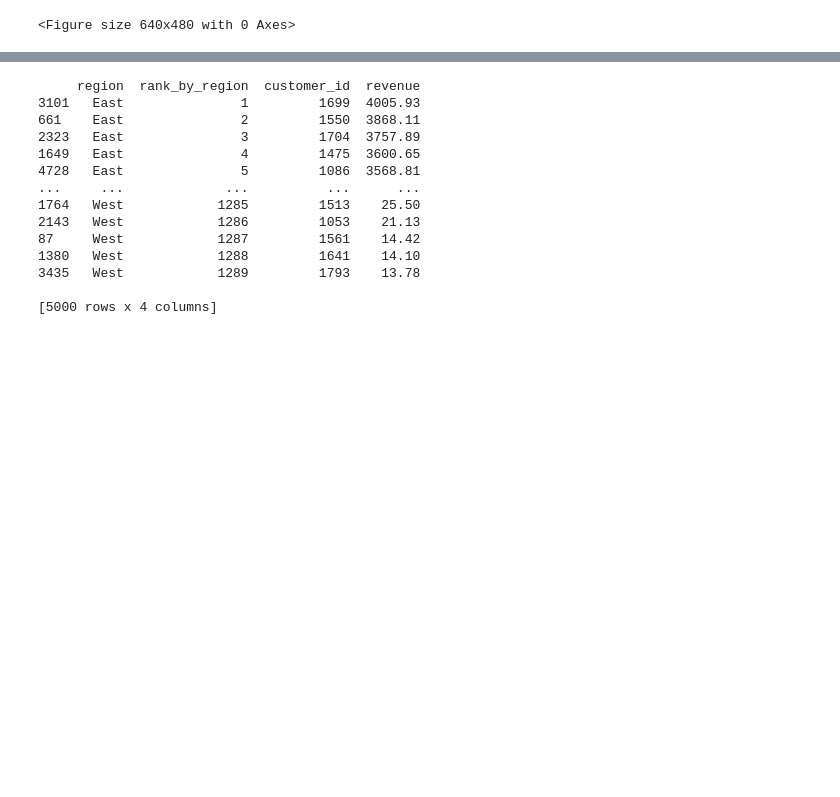
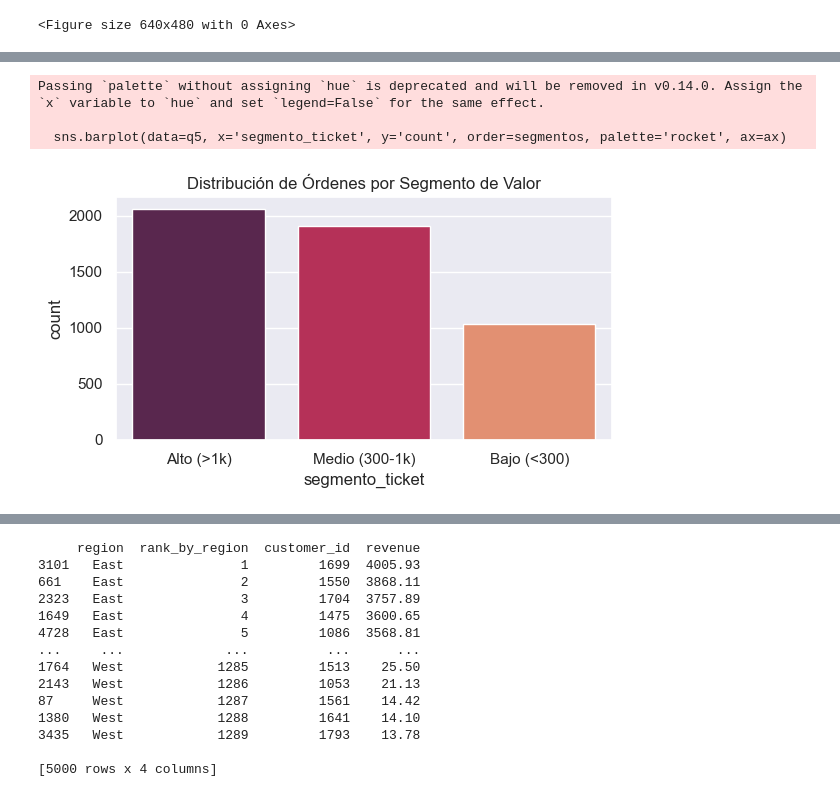
Before and after one commit to AngieManzano/Proyecto_de_Python, a Jupyter notebook: scripts/Eda.ipynb, the cells around one changed output, grey strips where cells are left out. Cells and saved outputs as stored; diff of their text form; code cells hidden in the pictures; blank space fills up the shorter version.

```diff
--- a/scripts/Eda.ipynb
+++ b/scripts/Eda.ipynb
@@ -574,0 +614,21 @@ Passing `palette` without assigning `hue` is deprecated and will be removed in v
+# %%
+condiciones = [
+    (df_sales_venta_clean['revenue'] > 1000),
+    (df_sales_venta_clean['revenue'] >= 300) & (df_sales_venta_clean['revenue'] <= 1000),
+    (df_sales_venta_clean['revenue'] < 300)
+]
+segmentos = ['Alto (>1k)', 'Medio (300-1k)', 'Bajo (<300)']
+df_sales_venta_clean['segmento_ticket'] = np.select(condiciones, segmentos, default='N/A')
+q5 = df_sales_venta_clean['segmento_ticket'].value_counts().reset_index()
+
+# Visualización
+fig, ax = plt.subplots(figsize=(6, 3.5))
+sns.barplot(data=q5, x='segmento_ticket', y='count', order=segmentos, palette='rocket', ax=ax)
+ax.set_title('Distribución de Órdenes por Segmento de Valor')
+plt.tight_layout()
+plt.show()
+# %% [output]
+Passing `palette` without assigning `hue` is deprecated and will be removed in v0.14.0. Assign the `x` variable to `hue` and set `legend=False` for the same effect.
+
+  sns.barplot(data=q5, x='segmento_ticket', y='count', order=segmentos, palette='rocket', ax=ax)
+[figure, added]
```
Also changed, not shown: parts of 4 cells of this notebook, 2 other files.
